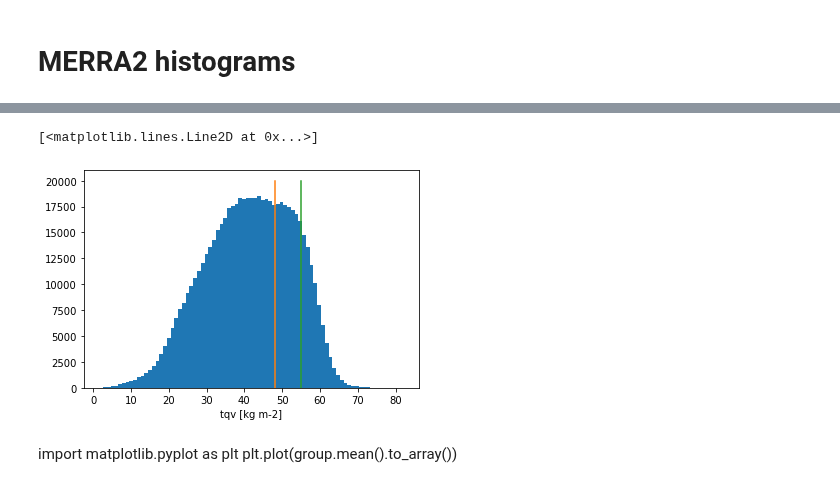
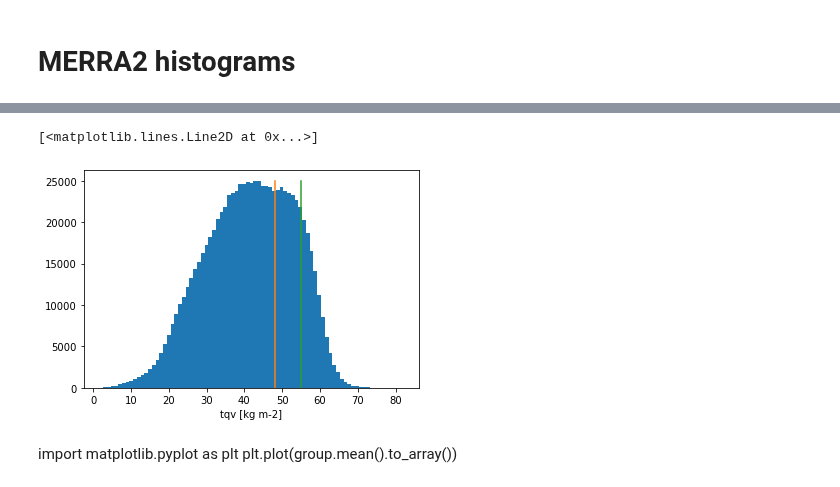
Before and after one commit to snigsam/VaporLakes, a Jupyter notebook: Histograms_of_tqv.ipynb, the cells around one changed output, grey strips where cells are left out. Drawn from its saved outputs; the diff is of its cells as text; code cells hidden in the pictures.

```diff
--- a/Histograms_of_tqv.ipynb
+++ b/Histograms_of_tqv.ipynb
@@ -62,10 +63,10 @@ CF-1.X
 History :
 Translated from VisAD grid to CF-1.X Conventions by IDV Original Dataset = (Time -> ((Longitude, Latitude) -> tqv[unit:kg_m-2]_0)) Translation Date = Tue Feb 07 18:18:20 EST 2023
 # %%
-ds.tqv.plot(bins=81); plt.plot([48,48],[0,20000]); plt.plot([55,55],[0,20000])
+ds.tqv.plot(bins=81); plt.plot([48,48],[0,25000]); plt.plot([55,55],[0,25000])
 # %% [output]
 [<matplotlib.lines.Line2D at 0x...>]
-[figure, old version]
+[figure, new version]
 # %%
 #group = ds.groupby_bins('tqv',100)
 #group.mean().values()
```
Also changed, not shown: parts of 7 cells of this notebook, 2 other files.
